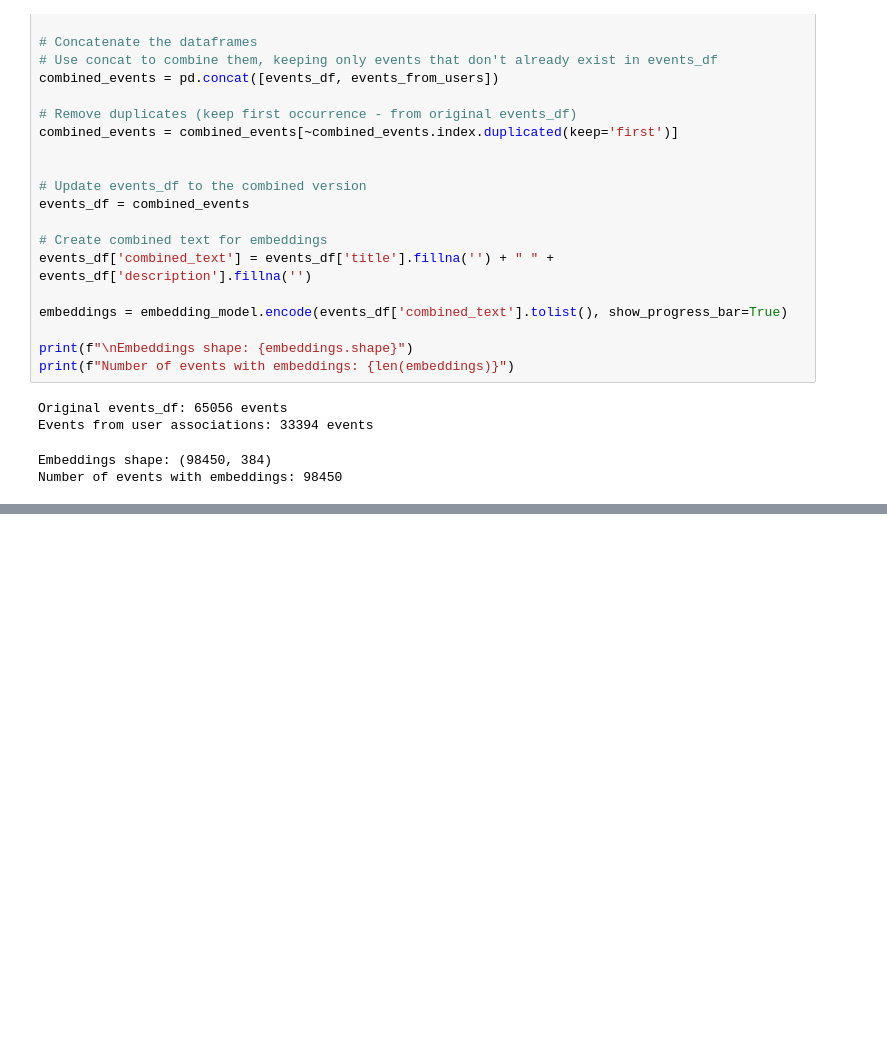
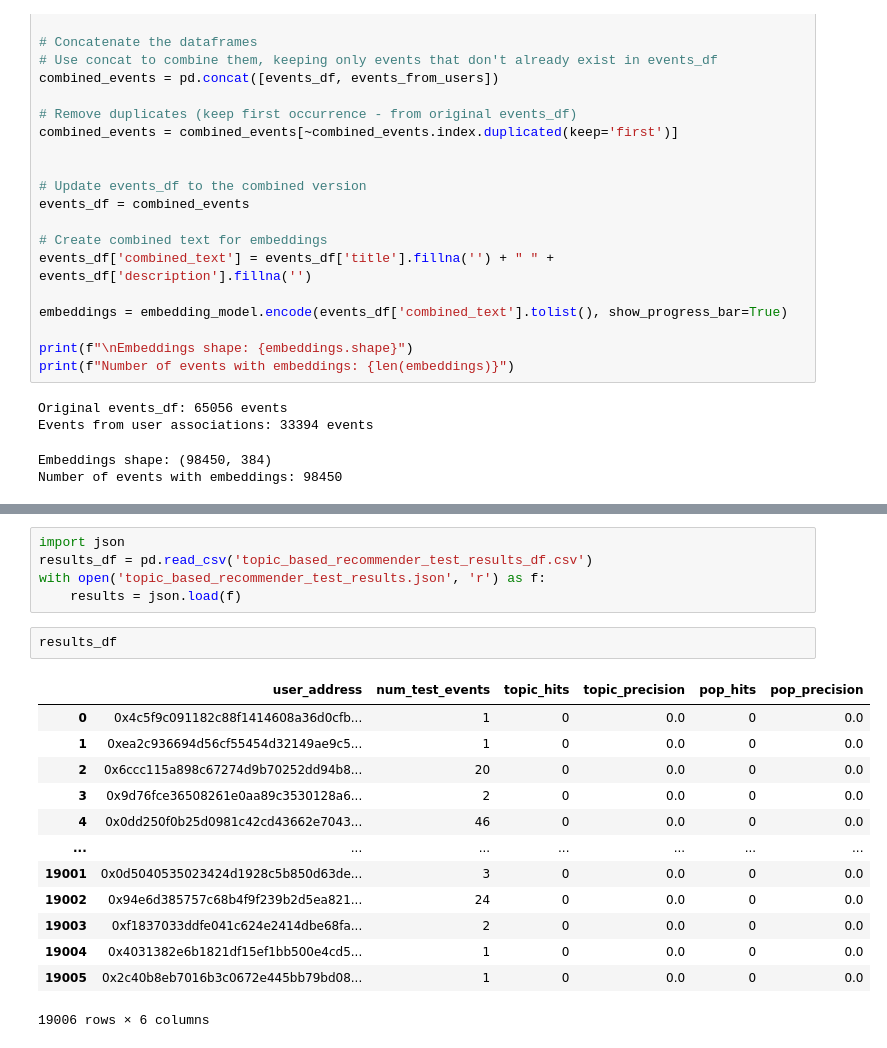
Before and after one commit to KostyalBalint/polymarket-computational-tools, a Jupyter notebook: topic_based_recommender/topic_based_recommender.ipynb, the cells around one changed output, grey strips where cells are left out. Cells and saved outputs as stored; diff of their text form; blank space fills up the shorter version.

Commit message:
feat: testing the topic-based recommender, starting the combined recommender

```diff
--- a/topic_based_recommender/topic_based_recommender.ipynb
+++ b/topic_based_recommender/topic_based_recommender.ipynb
@@ -301,0 +533,21 @@ Total unique users: 24640
+# %%
+import json
+results_df = pd.read_csv('topic_based_recommender_test_results_df.csv')
+with open('topic_based_recommender_test_results.json', 'r') as f:
+    results = json.load(f)
+# %%
+results_df
+# %% [output]
+|  | user_address | num_test_events | topic_hits | topic_precision | pop_hits | pop_precision |
+| 0 | 0x4c5f9c091182c88f1414608a36d0cfb... | 1 | 0 | 0.0 | 0 | 0.0 |
+| 1 | 0xea2c936694d56cf55454d32149ae9c5... | 1 | 0 | 0.0 | 0 | 0.0 |
+| 2 | 0x6ccc115a898c67274d9b70252dd94b8... | 20 | 0 | 0.0 | 0 | 0.0 |
+| 3 | 0x9d76fce36508261e0aa89c3530128a6... | 2 | 0 | 0.0 | 0 | 0.0 |
+| 4 | 0x0dd250f0b25d0981c42cd43662e7043... | 46 | 0 | 0.0 | 0 | 0.0 |
+| ... | ... | ... | ... | ... | ... | ... |
+| 19001 | 0x0d5040535023424d1928c5b850d63de... | 3 | 0 | 0.0 | 0 | 0.0 |
+| 19002 | 0x94e6d385757c68b4f9f239b2d5ea821... | 24 | 0 | 0.0 | 0 | 0.0 |
+| 19003 | 0xf1837033ddfe041c624e2414dbe68fa... | 2 | 0 | 0.0 | 0 | 0.0 |
+| 19004 | 0x4031382e6b1821df15ef1bb500e4cd5... | 1 | 0 | 0.0 | 0 | 0.0 |
+| 19005 | 0x2c40b8eb7016b3c0672e445bb79bd08... | 1 | 0 | 0.0 | 0 | 0.0 |
+19006 rows × 6 columns
```
Also changed, not shown: parts of 33 cells of this notebook, 5 other files.
